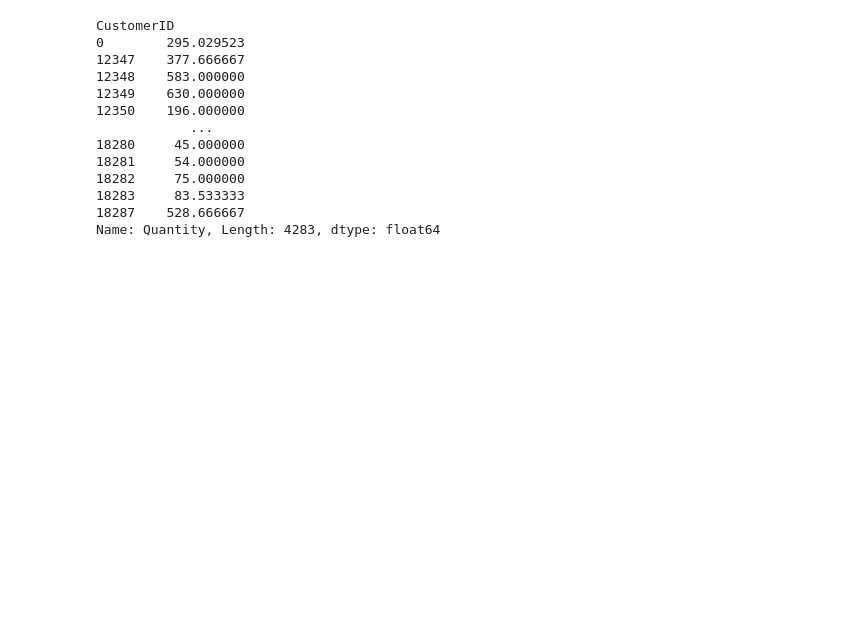
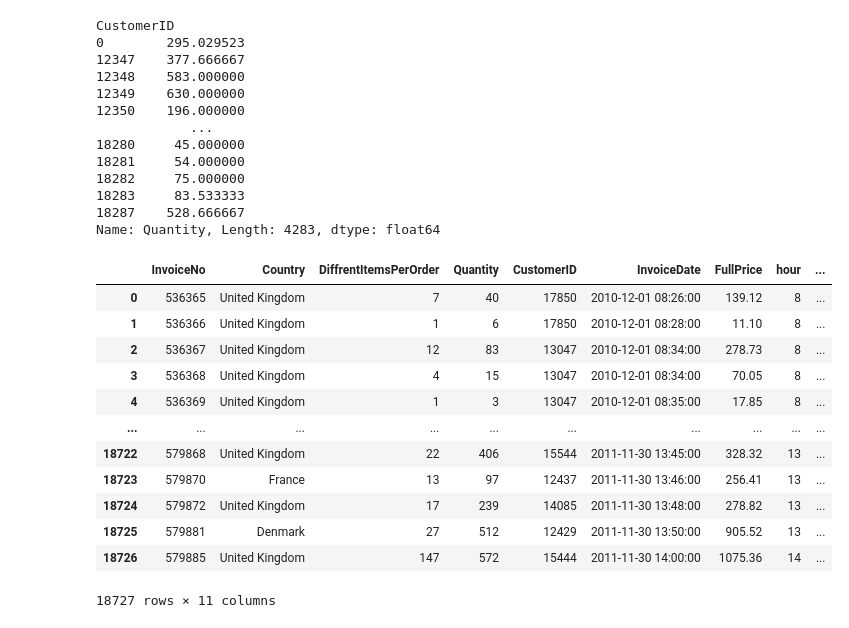
Before and after one commit to gregi12/e-commerce_analysis, a Jupyter notebook: exploratory_analysis.ipynb, the cells around one changed output. Drawn from its saved outputs; the diff is of its cells as text; code cells hidden in the pictures; blank space fills up the shorter version.

```diff
--- a/exploratory_analysis.ipynb
+++ b/exploratory_analysis.ipynb
@@ -550,3 +550,19 @@ frequent_itemsets_uk = fpgrowth(uk_basket, min_support=0.005, use_colnames=True)
 rules = association_rules(frequent_itemsets_uk, metric="lift")
 
 rules.head()
+# %%
+unique_orders
+# %% [output]
+|  | InvoiceNo | Country | DiffrentItemsPerOrder | Quantity | CustomerID | InvoiceDate | FullPrice | hour | ... |
+| 0 | 536365 | United Kingdom | 7 | 40 | 17850 | 2010-12-01 08:26:00 | 139.12 | 8 | ... |
+| 1 | 536366 | United Kingdom | 1 | 6 | 17850 | 2010-12-01 08:28:00 | 11.10 | 8 | ... |
+| 2 | 536367 | United Kingdom | 12 | 83 | 13047 | 2010-12-01 08:34:00 | 278.73 | 8 | ... |
+| 3 | 536368 | United Kingdom | 4 | 15 | 13047 | 2010-12-01 08:34:00 | 70.05 | 8 | ... |
+| 4 | 536369 | United Kingdom | 1 | 3 | 13047 | 2010-12-01 08:35:00 | 17.85 | 8 | ... |
+| ... | ... | ... | ... | ... | ... | ... | ... | ... | ... |
+| 18722 | 579868 | United Kingdom | 22 | 406 | 15544 | 2011-11-30 13:45:00 | 328.32 | 13 | ... |
+| 18723 | 579870 | France | 13 | 97 | 12437 | 2011-11-30 13:46:00 | 256.41 | 13 | ... |
+| 18724 | 579872 | United Kingdom | 17 | 239 | 14085 | 2011-11-30 13:48:00 | 278.82 | 13 | ... |
+| 18725 | 579881 | Denmark | 27 | 512 | 12429 | 2011-11-30 13:50:00 | 905.52 | 13 | ... |
+| 18726 | 579885 | United Kingdom | 147 | 572 | 15444 | 2011-11-30 14:00:00 | 1075.36 | 14 | ... |
+18727 rows × 11 columns
```
Also changed, not shown: parts of 39 cells of this notebook.
